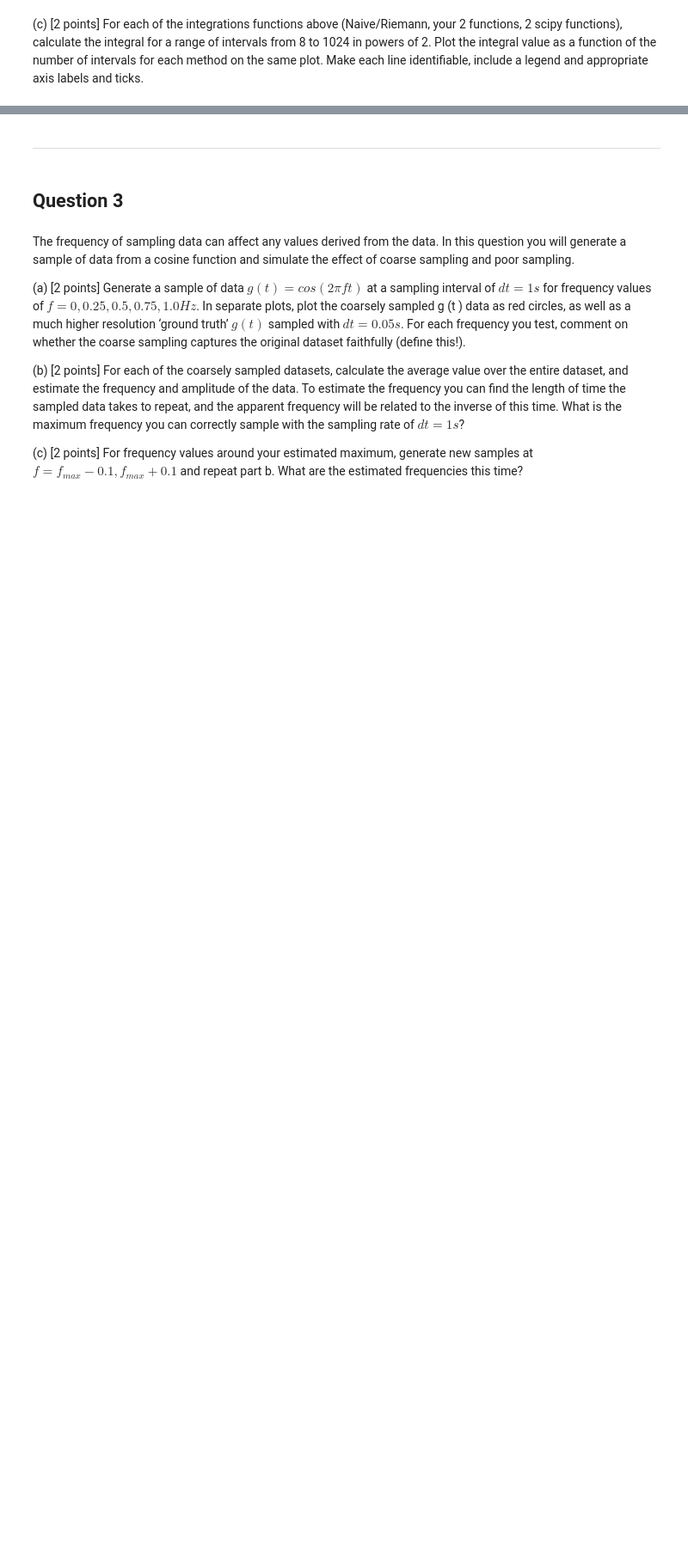
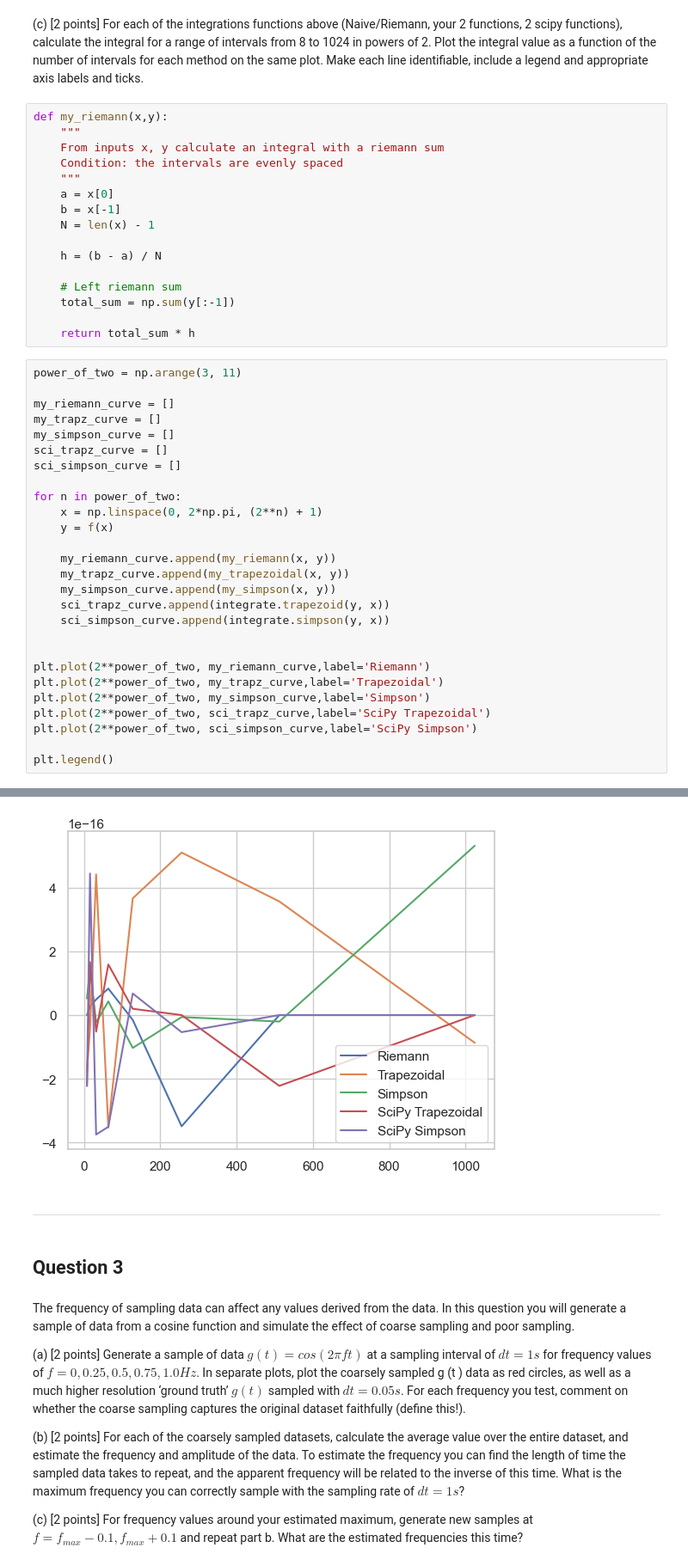
Before and after one commit to 21chengjk1/PHY408Labs, a Jupyter notebook: Lab1/Jack_Cheng_Lab1.ipynb, the cells around one changed output, grey strips where cells are left out. Shown at 86% size. Cells and saved outputs as stored; diff of their text form; blank space fills up the shorter version.

```diff
--- a/Lab1/Jack_Cheng_Lab1.ipynb
+++ b/Lab1/Jack_Cheng_Lab1.ipynb
@@ -97,2 +173,46 @@ plt.show()
 # %% [markdown]
 (c) [2 points] For each of the integrations functions above (Naive/Riemann, your 2 functions, 2 scipy functions), calculate the integral for a range of intervals from 8 to 1024 in powers of 2. Plot the integral value as a function of the number of intervals for each method on the same plot. Make each line identifiable, include a legend and appropriate axis labels and ticks.
+# %%
+def my_riemann(x,y):
+    """
+    From inputs x, y calculate an integral with a riemann sum
+    Condition: the intervals are evenly spaced
+    """
+    a = x[0]
+    b = x[-1]
+    N = len(x) - 1
+
+    h = (b - a) / N
+
+    # Left riemann sum
+    total_sum = np.sum(y[:-1])
+
+    return total_sum * h
+# %%
+power_of_two = np.arange(3, 11)
+
+my_riemann_curve = []
+my_trapz_curve = []
+my_simpson_curve = []
+sci_trapz_curve = []
+sci_simpson_curve = []
+
+for n in power_of_two:
+    x = np.linspace(0, 2*np.pi, (2**n) + 1)
+    y = f(x)
+
+    my_riemann_curve.append(my_riemann(x, y))
+    my_trapz_curve.append(my_trapezoidal(x, y))
+    my_simpson_curve.append(my_simpson(x, y))
+    sci_trapz_curve.append(integrate.trapezoid(y, x))
+    sci_simpson_curve.append(integrate.simpson(y, x))
+
+
+plt.plot(2**power_of_two, my_riemann_curve,label='Riemann')
+plt.plot(2**power_of_two, my_trapz_curve,label='Trapezoidal')
+plt.plot(2**power_of_two, my_simpson_curve,label='Simpson')
+plt.plot(2**power_of_two, sci_trapz_curve,label='SciPy Trapezoidal')
+plt.plot(2**power_of_two, sci_simpson_curve,label='SciPy Simpson')
+
+plt.legend()
+# %% [output]
@@ -99,3 +220,4 @@ plt.show()
+[figure, added]
 # %% [markdown]
 ***
 # %% [markdown]
```
Also changed, not shown: parts of 4 cells of this notebook.
